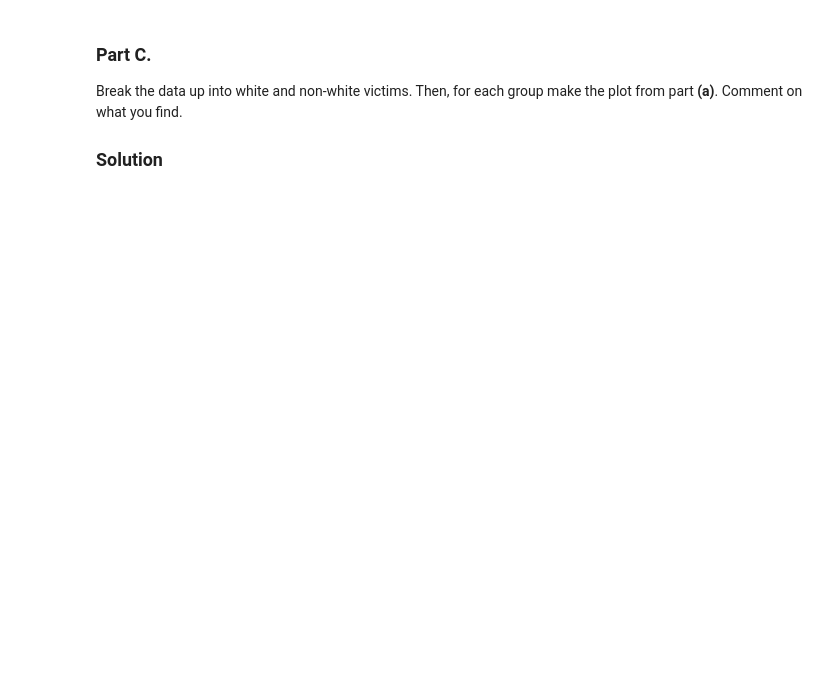
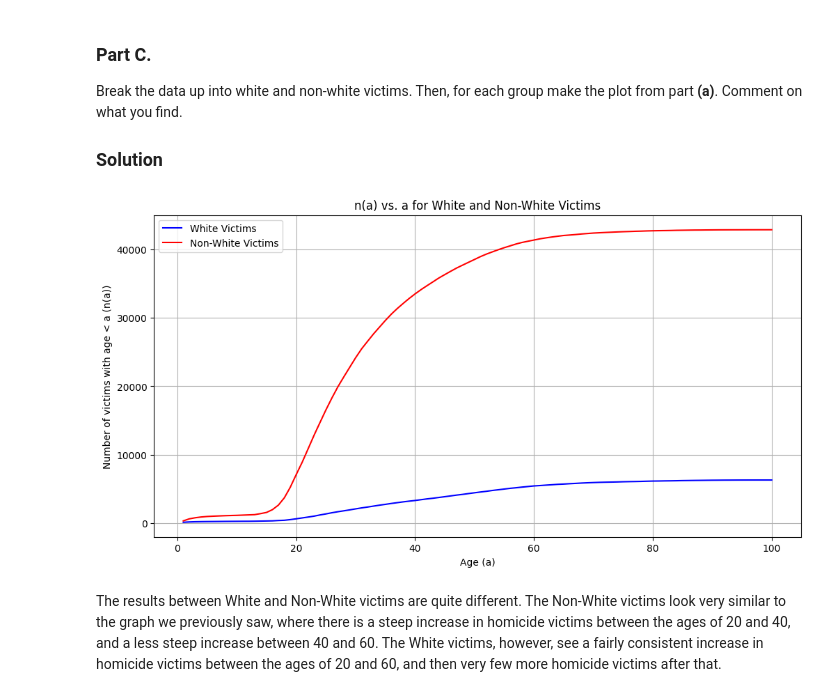
Before and after one commit to alexcraig043/math-50, a Jupyter notebook: homeworks/hw1.ipynb, the cells around one changed output. Saved outputs shown, nothing was run; the diff lists cells and outputs as text; code cells hidden in the pictures; blank space fills up the shorter version.

```diff
--- a/homeworks/hw1.ipynb
+++ b/homeworks/hw1.ipynb
@@ -151,7 +151,7 @@ import pandas as pd
 
 data = pd.read_csv("https://raw.githubusercontent.com/washingtonpost/data-homicides/master/homicide-data.csv", encoding = "ISO-8859-1")
 
-data["victim˙age"] = pd.to_numeric(data["victim_age"], errors="coerce")
+data["victim_age"] = pd.to_numeric(data["victim_age"], errors="coerce")
 # %% [markdown]
 ### Part A.
 For each age $a = 1, ..., 100$ determine the number of victims $n(a)$ with an $\text{age} < a$. You can ignore the effects of those entries with missing ages. Make a plot of $n(a) \text{ vs. } a$.
@@ -160,12 +160,16 @@ For each age $a = 1, ..., 100$ determine the number of victims $n(a)$ with an $\
 # %%
 import matplotlib.pyplot as plt
 
+# Function to calculate number of victims for a given age range and data
+def calculate_victims(df):
+    n_values = []
+    for a in range(1, 101):
+        n = df[df["victim_age"] < a].shape[0]
+        n_values.append(n)
+    return n_values
+
 # Create an array to store number of victims for each age a
-n_values = []
-
-for a in range(1, 101):
-    n = data[data["victim˙age"] < a].shape[0]
-    n_values.append(n)
+n_values = calculate_victims(data)
 
 # Plotting the results
 plt.plot(range(1, 101), n_values, label='Number of victims', color='blue')
@@ -173,6 +177,7 @@ plt.xlabel('Age (a)')
 plt.ylabel('Number of victims with age < a (n(a))')
 plt.title('n(a) vs. a')
 plt.legend()
+plt.grid(True)
 plt.show()
 # %% [output]
 [figure]
@@ -186,3 +192,27 @@ What do you notice about the plot. Does it have the expected behavior?
 Break the data up into white and non-white victims. Then, for each group make the plot from part **(a)**. Comment on what you find.
 
 ### Solution
+# %%
+# Filter data for white victims and non-white victims
+white_victims = data[data["victim_race"] == "White"]
+non_white_victims = data[data["victim_race"] != "White"]
+
+# Calculate for white and non-white victims
+white_n_values = calculate_victims(white_victims)
+non_white_n_values = calculate_victims(non_white_victims)
+
+# Plotting the results
+plt.figure(figsize=(12,6))
+
+plt.plot(range(1, 101), white_n_values, label='White Victims', color='blue')
+plt.plot(range(1, 101), non_white_n_values, label='Non-White Victims', color='red')
+plt.xlabel('Age (a)')
+plt.ylabel('Number of victims with age < a (n(a))')
+plt.title('n(a) vs. a for White and Non-White Victims')
+plt.grid(True)
+plt.legend()
+plt.show()
+# %% [output]
+[figure, added]
+# %% [markdown]
+The results between White and Non-White victims are quite different. The Non-White victims look very similar to the graph we previously saw, where there is a steep increase in homicide victims between the ages of 20 and 40, and a less steep increase between 40 and 60. The White victims, however, see a fairly consistent increase in homicide victims between the ages of 20 and 60, and then very few more homicide victims after that.
```
Also changed, not shown: parts of 11 cells of this notebook, 1 other file.
